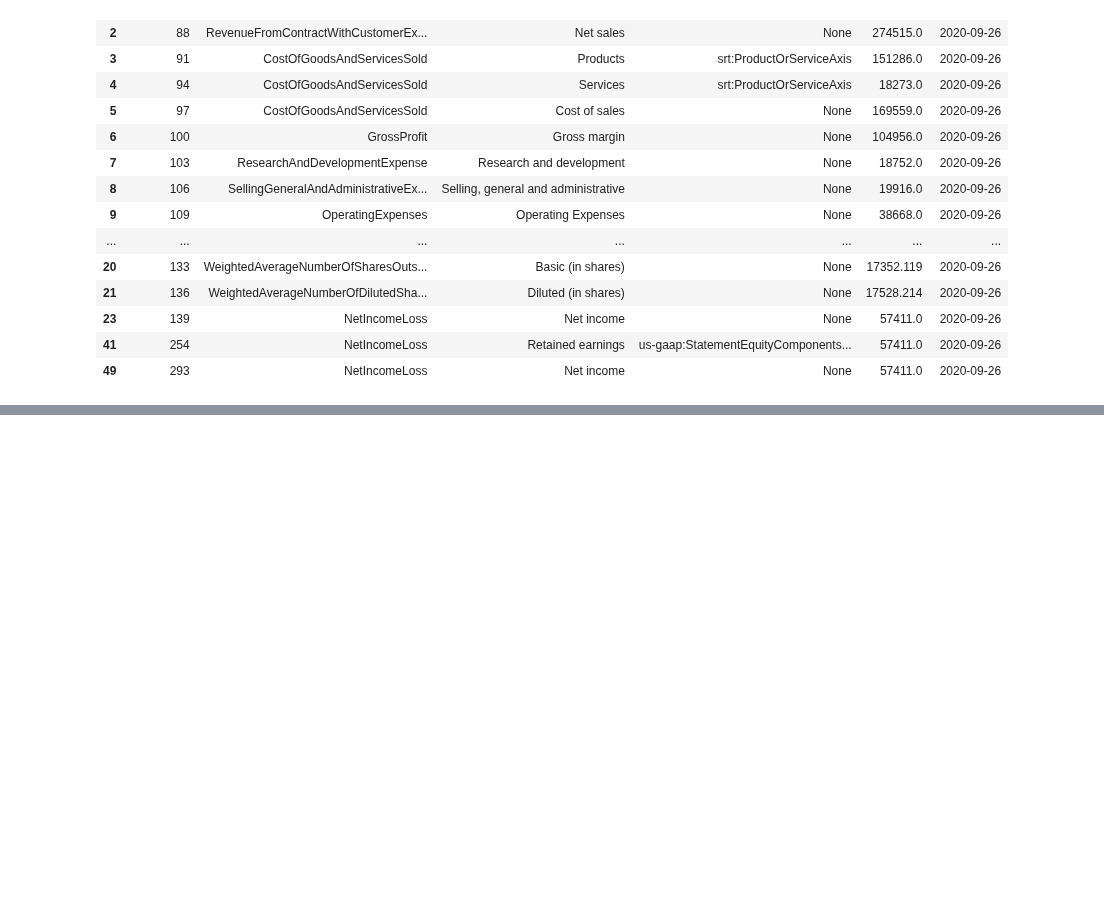
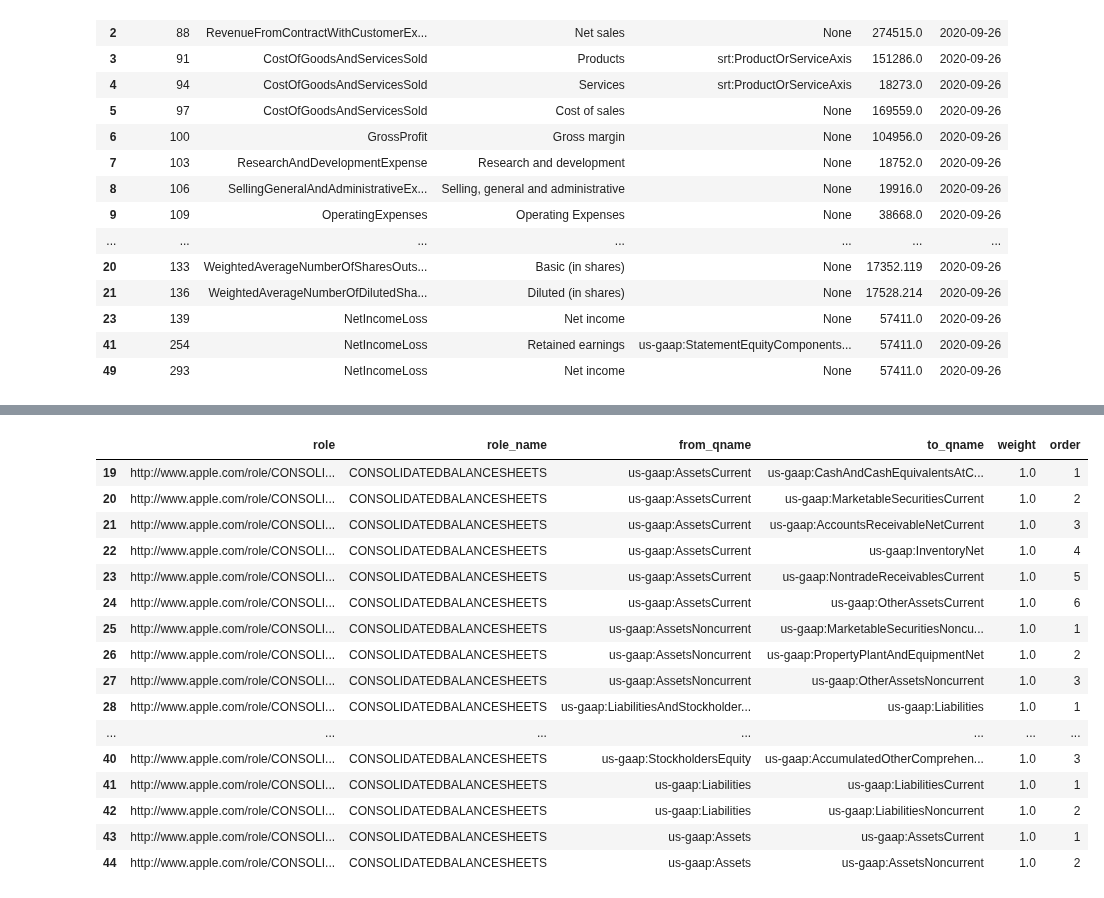
Before and after one commit to reeyarn/openesef, a Jupyter notebook: examples/apple_2020.ipynb, the cells around one changed output, grey strips where cells are left out. Saved outputs shown, nothing was run; the diff lists cells and outputs as text; code cells hidden in the pictures; blank space fills up the shorter version.

```diff
--- a/examples/apple_2020.ipynb
+++ b/examples/apple_2020.ipynb
@@ -206,3 +203,7 @@ html_content = response.text
 HTML(html_content)
 # %% [output]
 [interactive output not drawn]
+# %%
+from openesef.engines.tax_pres import tax_calc_df
+calc_df = tax_calc_df(tax)
+calc_df.role_name.value_counts()
@@ -208,0 +245,20 @@ HTML(html_content)
+# %%
+calc_df.loc[calc_df.role_name.str.contains("CONSOLIDATEDBALANCESHEETS")]
+# %% [output]
+|  | role | role_name | from_qname | to_qname | weight | order |
+| 19 | http://www.apple.com/role/CONSOLI... | CONSOLIDATEDBALANCESHEETS | us-gaap:AssetsCurrent | us-gaap:CashAndCashEquivalentsAtC... | 1.0 | 1 |
+| 20 | http://www.apple.com/role/CONSOLI... | CONSOLIDATEDBALANCESHEETS | us-gaap:AssetsCurrent | us-gaap:MarketableSecuritiesCurrent | 1.0 | 2 |
+| 21 | http://www.apple.com/role/CONSOLI... | CONSOLIDATEDBALANCESHEETS | us-gaap:AssetsCurrent | us-gaap:AccountsReceivableNetCurrent | 1.0 | 3 |
+| 22 | http://www.apple.com/role/CONSOLI... | CONSOLIDATEDBALANCESHEETS | us-gaap:AssetsCurrent | us-gaap:InventoryNet | 1.0 | 4 |
+| 23 | http://www.apple.com/role/CONSOLI... | CONSOLIDATEDBALANCESHEETS | us-gaap:AssetsCurrent | us-gaap:NontradeReceivablesCurrent | 1.0 | 5 |
+| 24 | http://www.apple.com/role/CONSOLI... | CONSOLIDATEDBALANCESHEETS | us-gaap:AssetsCurrent | us-gaap:OtherAssetsCurrent | 1.0 | 6 |
+| 25 | http://www.apple.com/role/CONSOLI... | CONSOLIDATEDBALANCESHEETS | us-gaap:AssetsNoncurrent | us-gaap:MarketableSecuritiesNoncu... | 1.0 | 1 |
+| 26 | http://www.apple.com/role/CONSOLI... | CONSOLIDATEDBALANCESHEETS | us-gaap:AssetsNoncurrent | us-gaap:PropertyPlantAndEquipmentNet | 1.0 | 2 |
+| 27 | http://www.apple.com/role/CONSOLI... | CONSOLIDATEDBALANCESHEETS | us-gaap:AssetsNoncurrent | us-gaap:OtherAssetsNoncurrent | 1.0 | 3 |
+| 28 | http://www.apple.com/role/CONSOLI... | CONSOLIDATEDBALANCESHEETS | us-gaap:LiabilitiesAndStockholder... | us-gaap:Liabilities | 1.0 | 1 |
+| ... | ... | ... | ... | ... | ... | ... |
+| 40 | http://www.apple.com/role/CONSOLI... | CONSOLIDATEDBALANCESHEETS | us-gaap:StockholdersEquity | us-gaap:AccumulatedOtherComprehen... | 1.0 | 3 |
+| 41 | http://www.apple.com/role/CONSOLI... | CONSOLIDATEDBALANCESHEETS | us-gaap:Liabilities | us-gaap:LiabilitiesCurrent | 1.0 | 1 |
+| 42 | http://www.apple.com/role/CONSOLI... | CONSOLIDATEDBALANCESHEETS | us-gaap:Liabilities | us-gaap:LiabilitiesNoncurrent | 1.0 | 2 |
+| 43 | http://www.apple.com/role/CONSOLI... | CONSOLIDATEDBALANCESHEETS | us-gaap:Assets | us-gaap:AssetsCurrent | 1.0 | 1 |
+| 44 | http://www.apple.com/role/CONSOLI... | CONSOLIDATEDBALANCESHEETS | us-gaap:Assets | us-gaap:AssetsNoncurrent | 1.0 | 2 |
```
Also changed, not shown: parts of 2 cells of this notebook, 10 other files.
